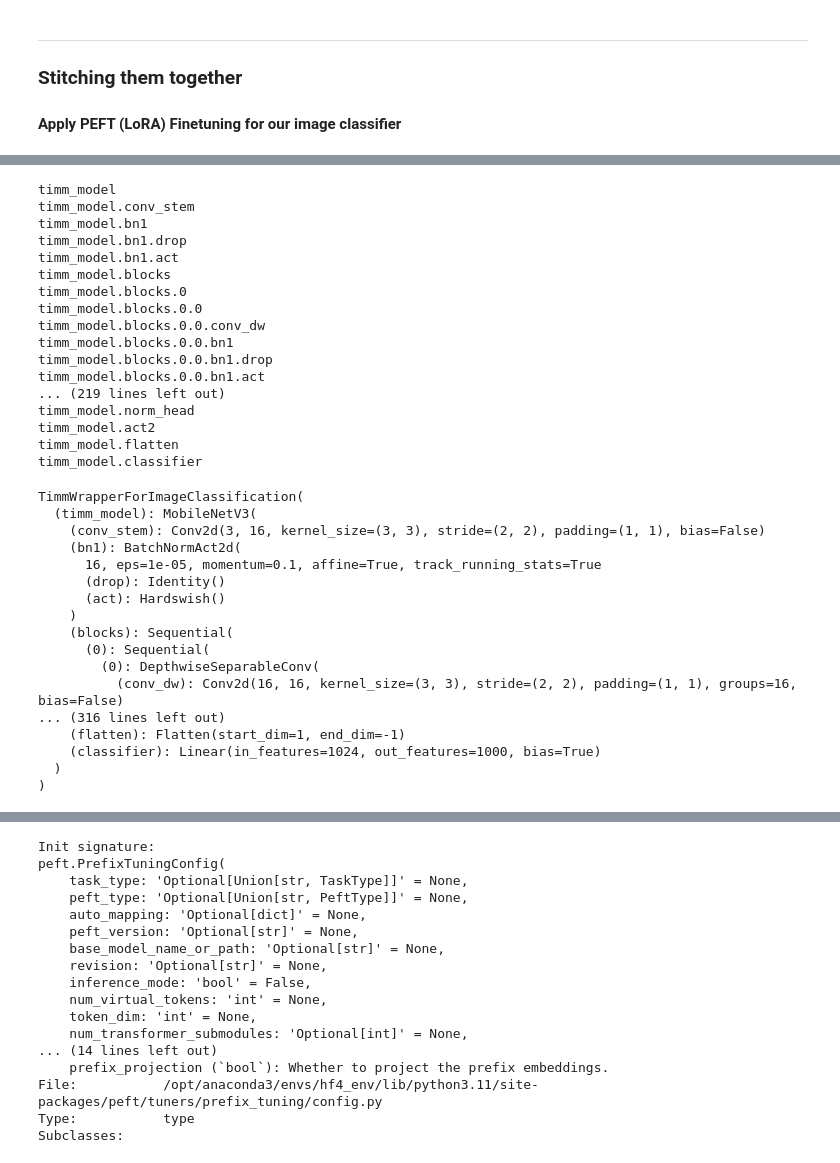
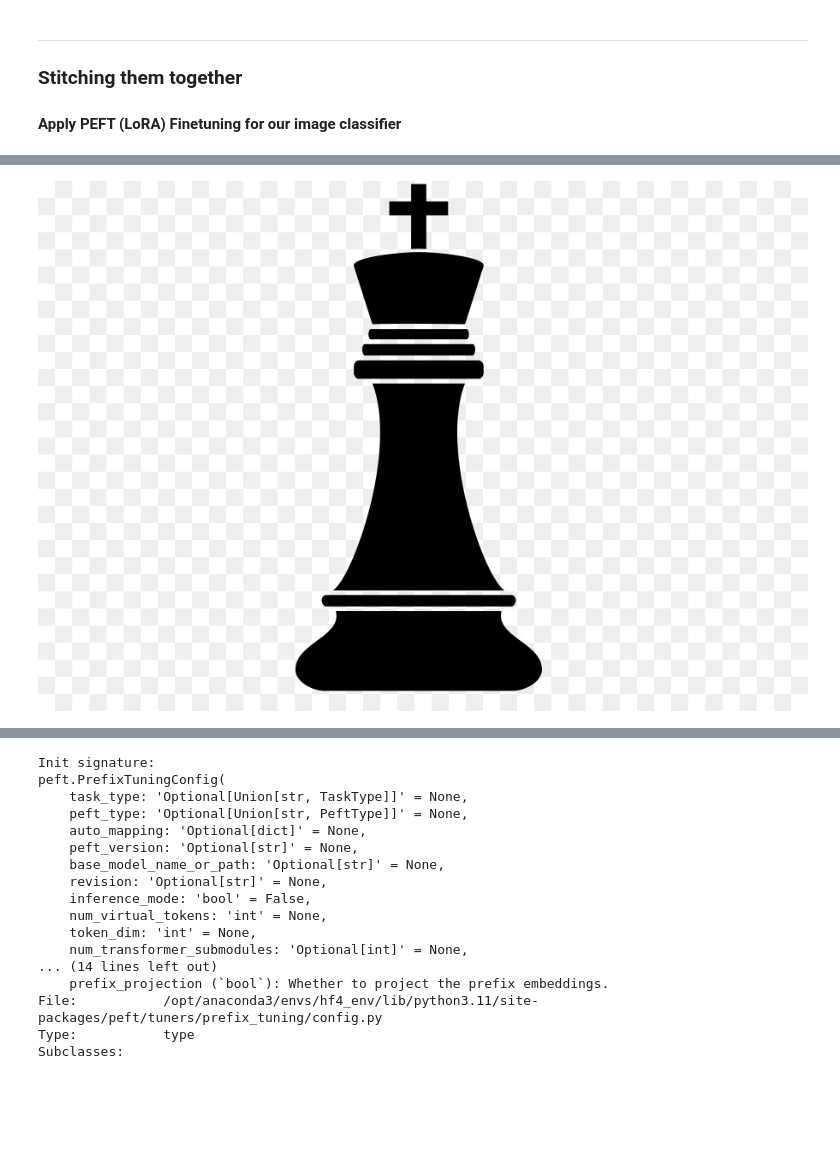
Before and after one commit to chandrashekar-babu/huggingface-transformers, a Jupyter notebook: Day_4/2026_July23_afternoon.ipynb, the cells around one changed output, grey strips where cells are left out. Cells and saved outputs as stored; diff of their text form; code cells hidden in the pictures; blank space fills up the shorter version.

```diff
--- a/Day_4/2026_July23_afternoon.ipynb
+++ b/Day_4/2026_July23_afternoon.ipynb
@@ -905,41 +812,4 @@ timm_model.config.num_labels = num_classes
-# %%
-for name, module in timm_model.named_modules():
-    print(name)
-# %% [output]
-timm_model
-timm_model.conv_stem
-timm_model.bn1
-timm_model.bn1.drop
-timm_model.bn1.act
-timm_model.blocks
-timm_model.blocks.0
-timm_model.blocks.0.0
-timm_model.blocks.0.0.conv_dw
-timm_model.blocks.0.0.bn1
-timm_model.blocks.0.0.bn1.drop
-timm_model.blocks.0.0.bn1.act
-... (219 lines left out)
-timm_model.norm_head
-timm_model.act2
-timm_model.flatten
-timm_model.classifier
-# %%
-timm_model
-# %% [output]
-TimmWrapperForImageClassification(
-  (timm_model): MobileNetV3(
-    (conv_stem): Conv2d(3, 16, kernel_size=(3, 3), stride=(2, 2), padding=(1, 1), bias=False)
-    (bn1): BatchNormAct2d(
-      16, eps=1e-05, momentum=0.1, affine=True, track_running_stats=True
-      (drop): Identity()
-      (act): Hardswish()
-    )
-    (blocks): Sequential(
-      (0): Sequential(
-        (0): DepthwiseSeparableConv(
-          (conv_dw): Conv2d(16, 16, kernel_size=(3, 3), stride=(2, 2), padding=(1, 1), groups=16, bias=False)
-... (316 lines left out)
-    (flatten): Flatten(start_dim=1, end_dim=-1)
-    (classifier): Linear(in_features=1024, out_features=1000, bias=True)
-  )
-)
+# %%
+dataset["test"]["image"][0]
+# %% [output]
+[figure, added]
```
Also changed, not shown: parts of 16 cells of this notebook.
